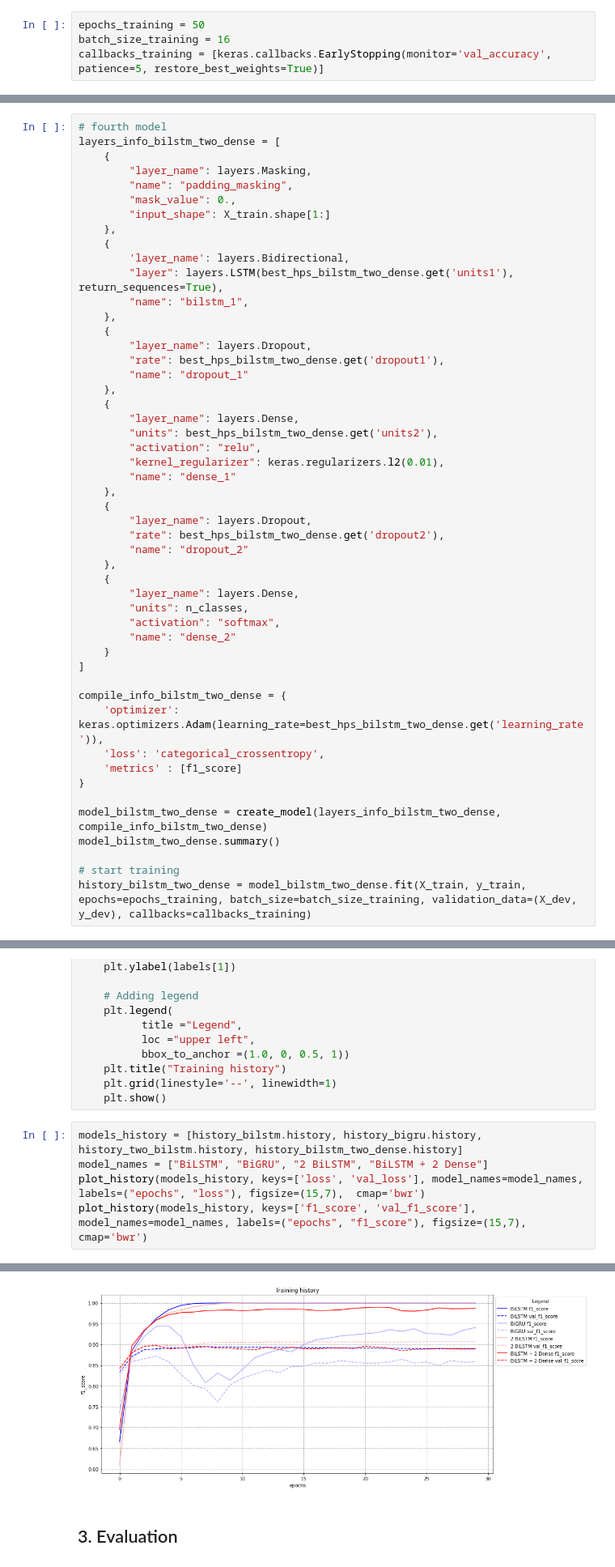
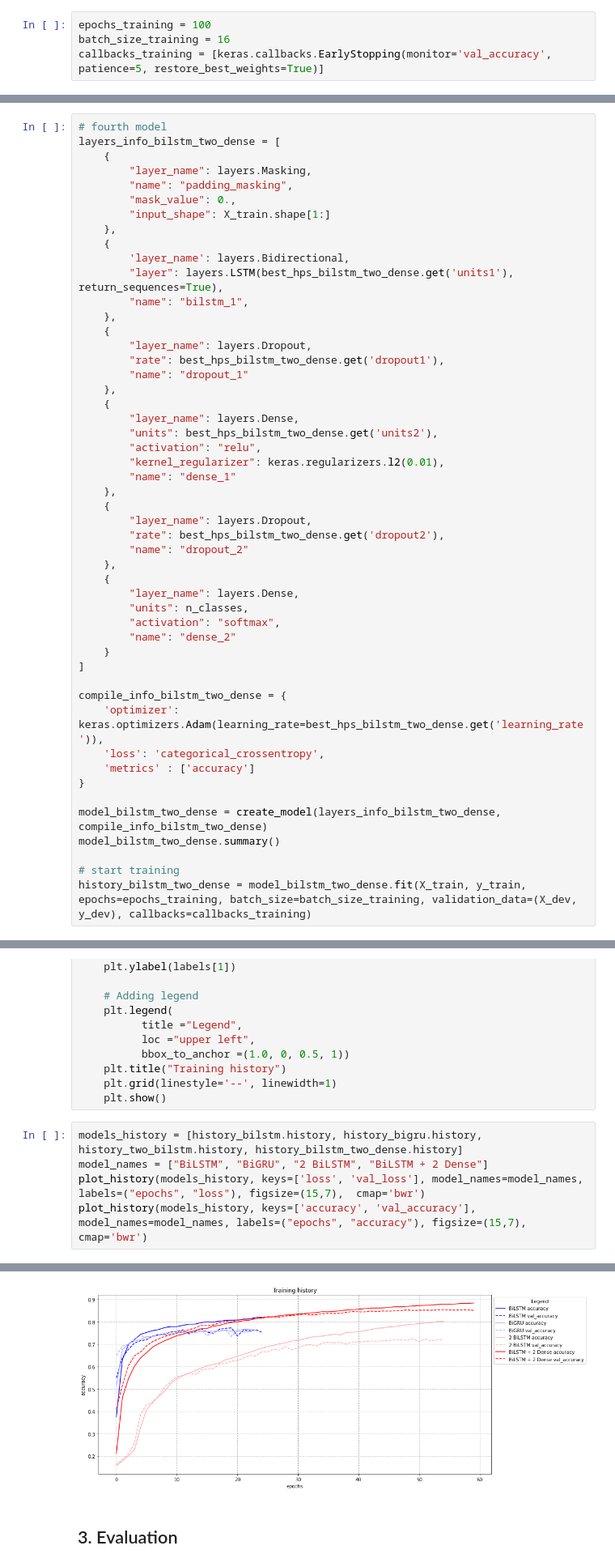
Before and after one commit to gmurro/PartOfSpeechTagging, a Jupyter notebook: POS_final.ipynb, the cells around one changed output, grey strips where cells are left out. Shown at 81% size. Drawn from its saved outputs; the diff is of its cells as text.

```diff
--- a/POS_final.ipynb
+++ b/POS_final.ipynb
@@ -382,7 +388,7 @@ The hyperparameter search is complete. The optimal number of units in the first
 # %% [markdown]
 ### 2.3 Model training
 # %%
-epochs_training = 50
+epochs_training = 100
 batch_size_training = 16
 callbacks_training = [keras.callbacks.EarlyStopping(monitor='val_accuracy', patience=5, restore_best_weights=True)]
 # %%
@@ -632,7 +638,7 @@ layers_info_bilstm_two_dense = [
 compile_info_bilstm_two_dense = {
     'optimizer': keras.optimizers.Adam(learning_rate=best_hps_bilstm_two_dense.get('learning_rate')),
     'loss': 'categorical_crossentropy',
-    'metrics' : [f1_score]
+    'metrics' : ['accuracy']
 }
 
 model_bilstm_two_dense = create_model(layers_info_bilstm_two_dense, compile_info_bilstm_two_dense)
@@ -703,5 +709,5 @@ def plot_history(models_history, keys, model_names=[], labels=("epochs", "metric
 models_history = [history_bilstm.history, history_bigru.history, history_two_bilstm.history, history_bilstm_two_dense.history]
 model_names = ["BiLSTM", "BiGRU", "2 BiLSTM", "BiLSTM + 2 Dense"]
 plot_history(models_history, keys=['loss', 'val_loss'], model_names=model_names, labels=("epochs", "loss"), figsize=(15,7),  cmap='bwr')
-plot_history(models_history, keys=['f1_score', 'val_f1_score'], model_names=model_names, labels=("epochs", "f1_score"), figsize=(15,7),  cmap='bwr')
+plot_history(models_history, keys=['accuracy', 'val_accuracy'], model_names=model_names, labels=("epochs", "accuracy"), figsize=(15,7),  cmap='bwr')
 # %% [output]
@@ -709,4 +715,4 @@ plot_history(models_history, keys=['f1_score', 'val_f1_score'], model_names=mode
-[figure, old version]
+[figure, new version]
 # %% [markdown]
 ## 3. Evaluation
 # %%
```
Also changed, not shown: parts of 10 cells of this notebook.
